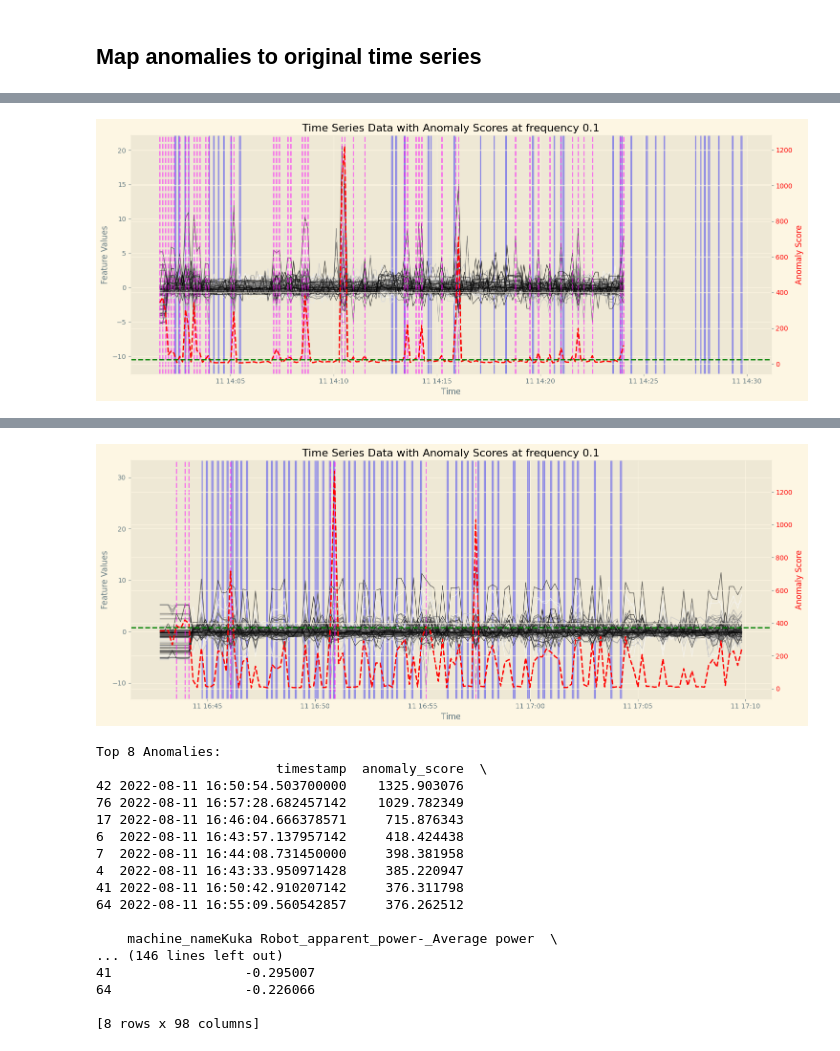
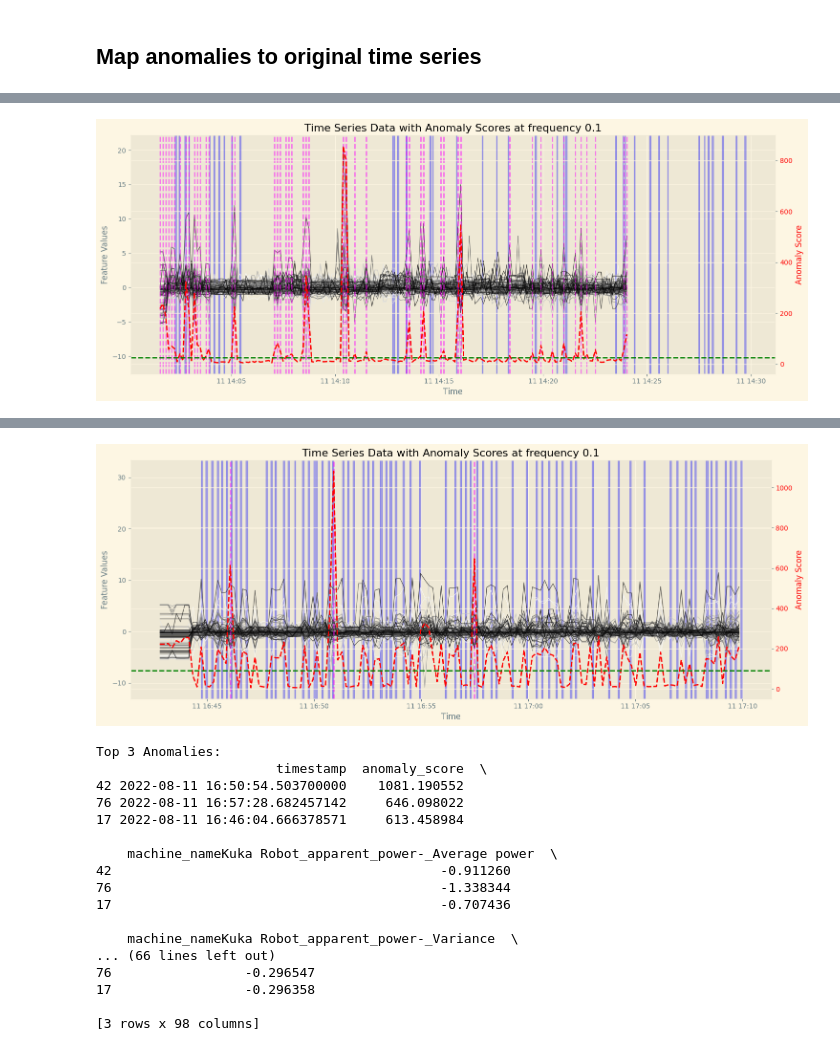
Before and after one commit to Anatr1/timeseries-anomaly-detection, a Jupyter notebook: src/test_rnn_ebm.ipynb, the cells around one changed output, grey strips where cells are left out. Saved outputs shown, nothing was run; the diff lists cells and outputs as text; code cells hidden in the pictures.

```diff
--- a/src/test_rnn_ebm.ipynb
+++ b/src/test_rnn_ebm.ipynb
@@ -68,12 +68,10 @@ filepath_meta = [os.path.join(ROOTDIR_DATASET_ANOMALY, f"rec5_collision_20220811
 df_action_collision_5, df_collision_5, df_meta_collision_5, action2int_collision_5 = get_df_action(filepath_csv, filepath_meta)
 
 # COLLISION LABEL
-xls = pd.ExcelFile(os.path.join(ROOTDIR_DATASET_ANOMALY, "20220811_collisions_timestamp.xlsx"))
+xls = pd.ExcelFile(os.path.join(ROOTDIR_DATASET_ANOMALY, "20220811_collisions_timestamp_v2.xlsx"))
 collision_rec1 = pd.read_excel(xls, 'rec1')
 
 collisions_adjusted_rec_1 = collision_rec1.Timestamp - pd.to_timedelta([2] * len(collision_rec1.Timestamp), 'h')
-collision_rec1['Timestamp'] = collisions_adjusted_rec_1
-collision_rec1 = collision_rec1[collision_rec1['Timestamp'] <= df_collision_1.index[-1]]
 collision_rec1['Timestamp'] = collisions_adjusted_rec_1
 collisions_init1 = collision_rec1[collision_rec1['Inizio/fine'] == "i"].Timestamp
 
@@ -168,9 +166,10 @@ Name: Timestamp, Length: 93, dtype: datetime64[ns]
 # %%
 start_time = time.time()
 frequency = 1/float(freq)
-df_features = get_features_ts("statistical", df_action, df_meta, frequency, action2int)
-df_features_collision = get_features_ts("statistical", df_action_collision, df_meta_collision, frequency, action2int_collision)
-df_features_collision_1 = get_features_ts("statistical", df_action_collision_1, df_meta_collision_1, frequency, action2int_collision_1)
-df_features_collision_5 = get_features_ts("statistical", df_action_collision_5, df_meta_collision_5, frequency, action2int_collision_5)
+print(frequency)
+df_features = get_features_ts("statistical", df_action, df_meta, frequency, action2int, save_dir="../features/df_features/RNN_EBM/")
+df_features_collision = get_features_ts("statistical", df_action_collision, df_meta_collision, frequency, action2int_collision, save_dir="../features/df_features_collisions/RNN_EBM/")
+df_features_collision_1 = get_features_ts("statistical", df_action_collision_1, df_meta_collision_1, frequency, action2int_collision_1, save_dir="../features/df_features_collisions_1/RNN_EBM/")
+df_features_collision_5 = get_features_ts("statistical", df_action_collision_5, df_meta_collision_5, frequency, action2int_collision_5, save_dir="../features/df_features_collisions_5/RNN_EBM/")
 print("--- %s seconds ---" % (time.time() - start_time))
 # %% [output]
@@ -242,10 +266,10 @@ from algorithms.rnn_ebm import RecurrentEBM
 tf.compat.v1.disable_eager_execution()
 
 classifier = RecurrentEBM(
-    num_epochs=500,
+    num_epochs=1000,
     n_hidden=64,
     n_hidden_recurrent=128,
-    min_lr=1e-3,
+    min_lr=1e-4,
     min_energy=None,  # We'll set this to None initially and determine it after training
     batch_size=64,
     seed=42,
@@ -291,5 +325,5 @@ Number of anomalies detected: 3 with threshold 543.918532371521, IQR
 # %%
 anomalies_detected = plot_anomalies(anomaly_scores, freq, thresholds[1])
 anomalies_detected1 = plot_anomalies(anomaly_scores1, freq, thresholds_1[1])
-anomalies_detected5 = plot_anomalies(anomaly_scores5, freq, thresholds_5[1])
+anomalies_detected5 = plot_anomalies(anomaly_scores5, freq, thresholds_5[1]/4)
 # %% [output]
@@ -388,5 +396,5 @@ def plot_anomalies_over_time(X_test, anomaly_scores, anomalies_detected, freq, t
 # %%
 plot_anomalies_over_time(X_test, anomaly_scores, anomalies_detected, freq, thresholds[1], collisions_zones , X_test_start_end)
 plot_anomalies_over_time(X_test1, anomaly_scores1, anomalies_detected1, freq, thresholds_1[1], collisions_zones_1, X_test_start_end1)
-plot_anomalies_over_time(X_test5, anomaly_scores5, anomalies_detected5, freq, thresholds_5[1], collisions_zones_5, X_test_start_end5)
+plot_anomalies_over_time(X_test5, anomaly_scores5, anomalies_detected5, freq, thresholds_5[1]/4, collisions_zones_5, X_test_start_end5)
 # %% [output]
@@ -411 +419 @@ Top 120 Anomalies:
-[figure, old version]
+[figure, new version]
@@ -429,18 +437,18 @@ Top 47 Anomalies:
-[figure, old version]
+[figure, new version]
-Top 8 Anomalies:
+Top 3 Anomalies:
                        timestamp  anomaly_score  \
-42 2022-08-11 16:50:54.503700000    1325.903076
-76 2022-08-11 16:57:28.682457142    1029.782349
-17 2022-08-11 16:46:04.666378571     715.876343
-6  2022-08-11 16:43:57.137957142     418.424438
-7  2022-08-11 16:44:08.731450000     398.381958
-4  2022-08-11 16:43:33.950971428     385.220947
-41 2022-08-11 16:50:42.910207142     376.311798
-64 2022-08-11 16:55:09.560542857     376.262512
+42 2022-08-11 16:50:54.503700000    1081.190552
+76 2022-08-11 16:57:28.682457142     646.098022
+17 2022-08-11 16:46:04.666378571     613.458984
 
     machine_nameKuka Robot_apparent_power-_Average power  \
-... (146 lines left out)
-41                 -0.295007
-64                 -0.226066
+42                                          -0.911260
+76                                          -1.338344
+17                                          -0.707436
 
-[8 rows x 98 columns]
+    machine_nameKuka Robot_apparent_power-_Variance  \
+... (66 lines left out)
+76                 -0.296547
+17                 -0.296358
+
+[3 rows x 98 columns]
```
Also changed, not shown: parts of 19 cells of this notebook, 2 other files.
